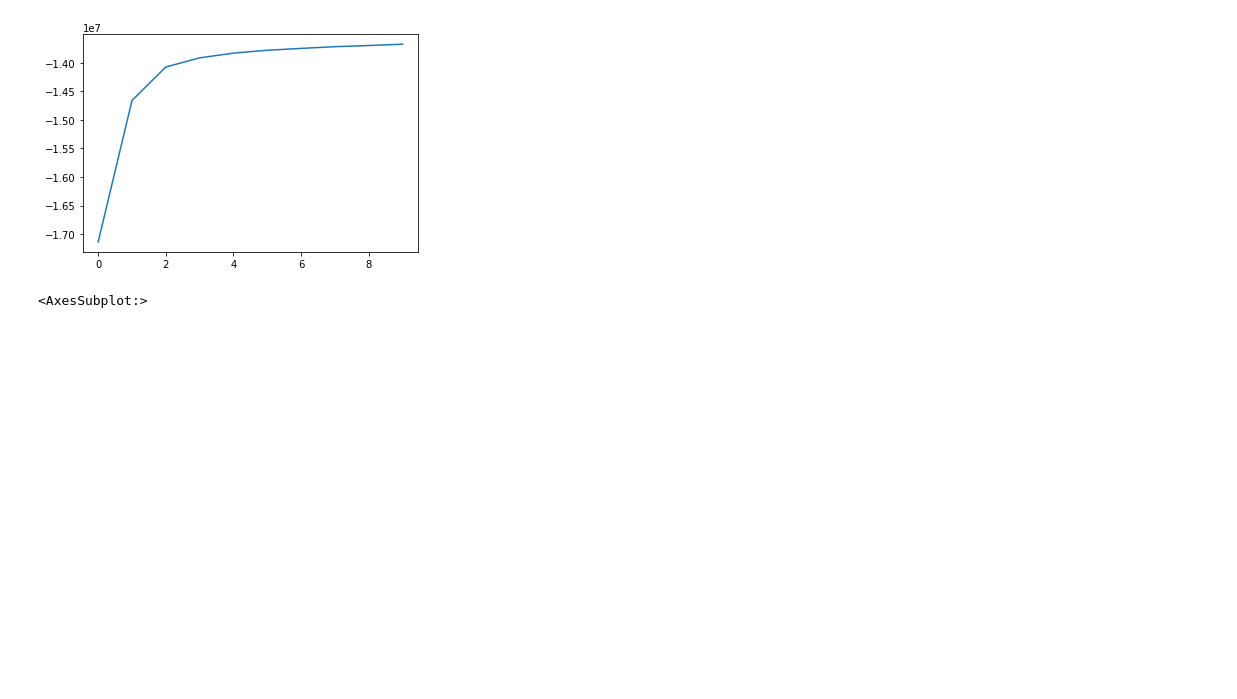
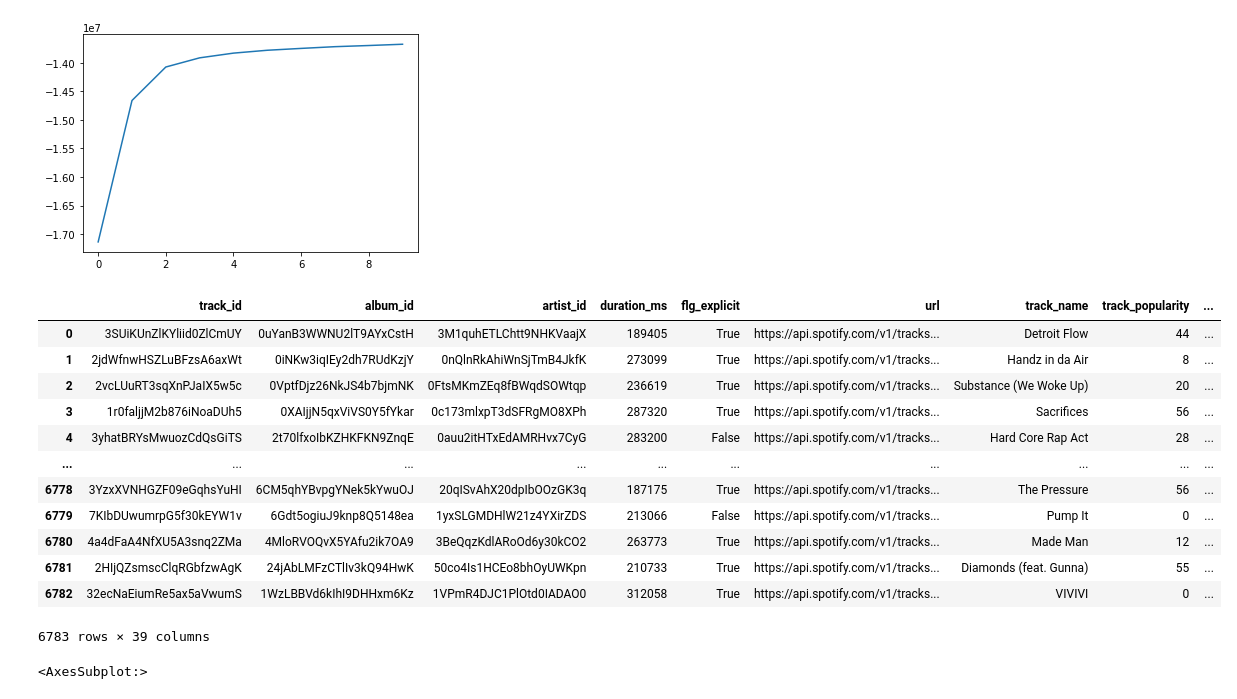
Before and after one commit to zack-tan/music-lyrics-analysis, a Jupyter notebook: Feature2LouisOld.ipynb, the cells around one changed output. Saved outputs shown, nothing was run; the diff lists cells and outputs as text; code cells hidden in the pictures; blank space fills up the shorter version.

```diff
--- a/Feature2LouisOld.ipynb
+++ b/Feature2LouisOld.ipynb
@@ -209,3 +209,19 @@ songs_all_songs.to_pickle("df_lyrics_topics.pickle")
+# %%
+songs_all_songs
+# %% [output]
+|  | track_id | album_id | artist_id | duration_ms | flg_explicit | url | track_name | track_popularity | ... |
+| 0 | 3SUiKUnZlKYliid0ZlCmUY | 0uYanB3WWNU2lT9AYxCstH | 3M1quhETLChtt9NHKVaajX | 189405 | True | https://api.spotify.com/v1/tracks... | Detroit Flow | 44 | ... |
+| 1 | 2jdWfnwHSZLuBFzsA6axWt | 0iNKw3iqIEy2dh7RUdKzjY | 0nQlnRkAhiWnSjTmB4JkfK | 273099 | True | https://api.spotify.com/v1/tracks... | Handz in da Air | 8 | ... |
+| 2 | 2vcLUuRT3sqXnPJaIX5w5c | 0VptfDjz26NkJS4b7bjmNK | 0FtsMKmZEq8fBWqdSOWtqp | 236619 | True | https://api.spotify.com/v1/tracks... | Substance (We Woke Up) | 20 | ... |
+| 3 | 1r0faljjM2b876iNoaDUh5 | 0XAIjjN5qxViVS0Y5fYkar | 0c173mlxpT3dSFRgMO8XPh | 287320 | True | https://api.spotify.com/v1/tracks... | Sacrifices | 56 | ... |
+| 4 | 3yhatBRYsMwuozCdQsGiTS | 2t70lfxoIbKZHKFKN9ZnqE | 0auu2itHTxEdAMRHvx7CyG | 283200 | False | https://api.spotify.com/v1/tracks... | Hard Core Rap Act | 28 | ... |
+| ... | ... | ... | ... | ... | ... | ... | ... | ... | ... |
+| 6778 | 3YzxXVNHGZF09eGqhsYuHI | 6CM5qhYBvpgYNek5kYwuOJ | 20qISvAhX20dpIbOOzGK3q | 187175 | True | https://api.spotify.com/v1/tracks... | The Pressure | 56 | ... |
+| 6779 | 7KIbDUwumrpG5f30kEYW1v | 6Gdt5ogiuJ9knp8Q5148ea | 1yxSLGMDHlW21z4YXirZDS | 213066 | False | https://api.spotify.com/v1/tracks... | Pump It | 0 | ... |
+| 6780 | 4a4dFaA4NfXU5A3snq2ZMa | 4MloRVOQvX5YAfu2ik7OA9 | 3BeQqzKdlARoOd6y30kCO2 | 263773 | True | https://api.spotify.com/v1/tracks... | Made Man | 12 | ... |
+| 6781 | 2HIjQZsmscClqRGbfzwAgK | 24jAbLMFzCTlIv3kQ94HwK | 50co4Is1HCEo8bhOyUWKpn | 210733 | True | https://api.spotify.com/v1/tracks... | Diamonds (feat. Gunna) | 55 | ... |
+| 6782 | 32ecNaEiumRe5ax5aVwumS | 1WzLBBVd6kIhI9DHHxm6Kz | 1VPmR4DJC1PlOtd0IADAO0 | 312058 | True | https://api.spotify.com/v1/tracks... | VIVIVI | 0 | ... |
+6783 rows × 39 columns
 # %%
 topics_sorted_all_songs[1].head(40).plot(kind="barh")
 # %% [output]
```
Also changed, not shown: parts of 2 cells of this notebook, 1 other file.
